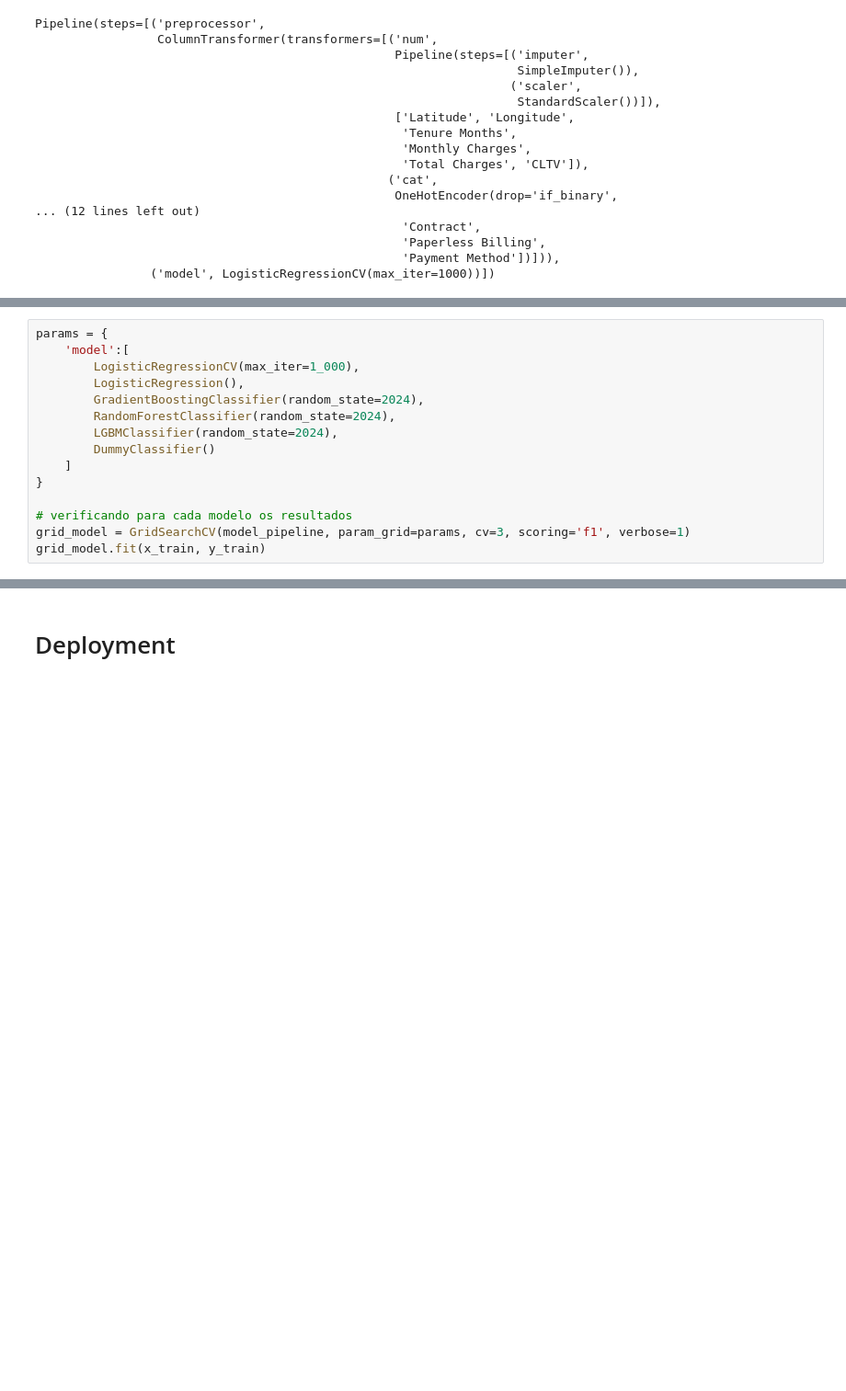
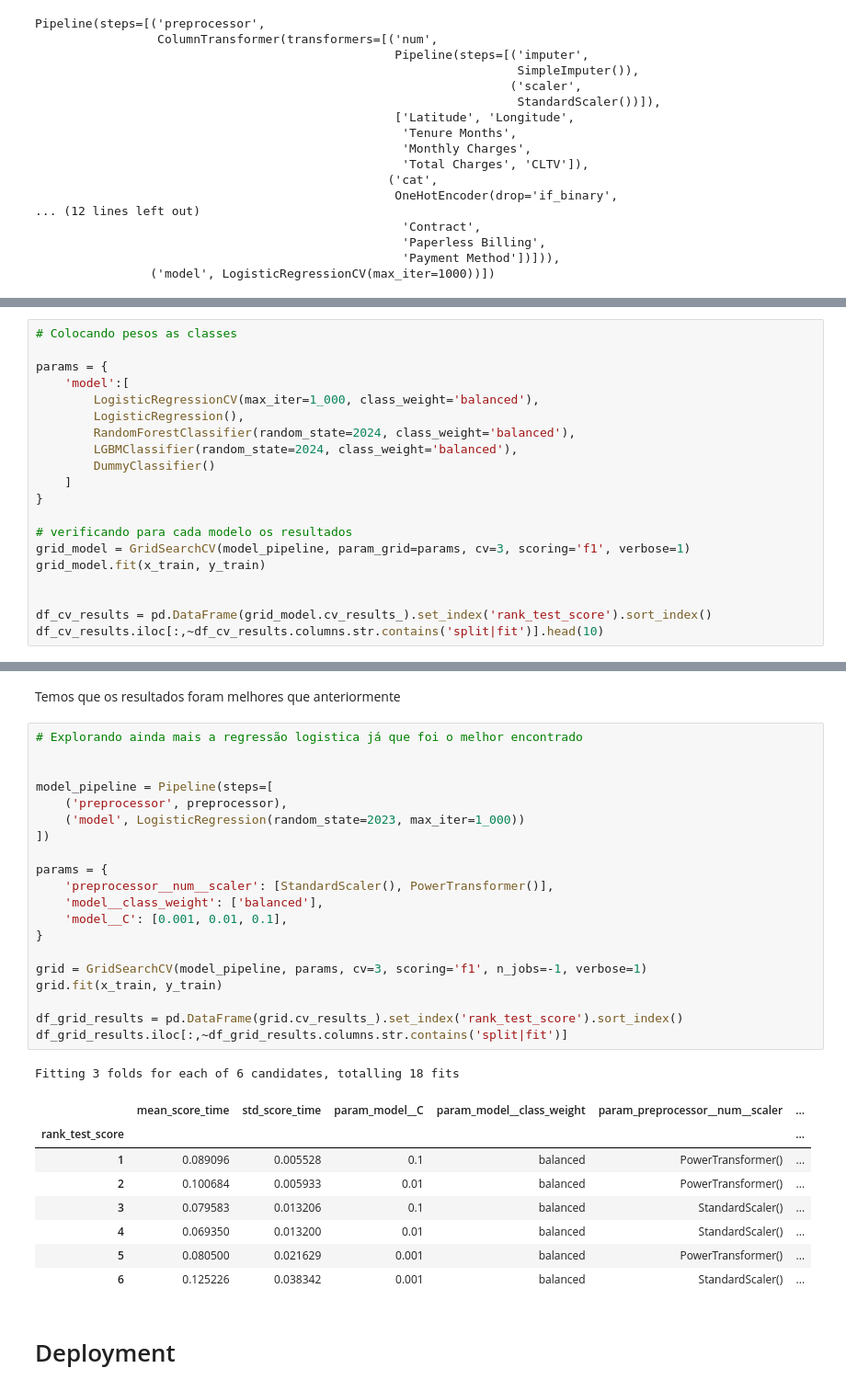
Before and after one commit to GTBelini22/Churn_IBM_ML, a Jupyter notebook: notebooks/modeling.ipynb, the cells around one changed output, grey strips where cells are left out. Shown at 92% size. Cells and saved outputs as stored; diff of their text form; blank space fills up the shorter version.

Commit message:
modelo tunado encontrado e visto quais foram as melhores metricas

```diff
--- a/notebooks/modeling.ipynb
+++ b/notebooks/modeling.ipynb
@@ -319,13 +319,14 @@ df_cv_results.iloc[:,~df_cv_results.columns.str.contains('split|fit')].head(10)
 | 5 | 0.072695 | 0.006539 | RandomForestClassifier(random_sta... | {'model': RandomForestClassifier(... | 0.577774 | 0.022081 |
 | 6 | 0.029779 | 0.000130 | DummyClassifier() | {'model': DummyClassifier()} | 0.000000 | 0.000000 |
 # %%
+# Colocando pesos as classes
+
 params = {
     'model':[
-        LogisticRegressionCV(max_iter=1_000),
+        LogisticRegressionCV(max_iter=1_000, class_weight='balanced'),
         LogisticRegression(),
-        GradientBoostingClassifier(random_state=2024),
-        RandomForestClassifier(random_state=2024),
-        LGBMClassifier(random_state=2024),
+        RandomForestClassifier(random_state=2024, class_weight='balanced'),
+        LGBMClassifier(random_state=2024, class_weight='balanced'),
         DummyClassifier()
     ]
 }
@@ -333,3 +334,7 @@ params = {
 # verificando para cada modelo os resultados
 grid_model = GridSearchCV(model_pipeline, param_grid=params, cv=3, scoring='f1', verbose=1)
 grid_model.fit(x_train, y_train)
+
+
+df_cv_results = pd.DataFrame(grid_model.cv_results_).set_index('rank_test_score').sort_index()
+df_cv_results.iloc[:,~df_cv_results.columns.str.contains('split|fit')].head(10)
@@ -336,2 +366,34 @@ grid_model.fit(x_train, y_train)
+# %% [markdown]
+Temos que os resultados foram melhores que anteriormente
+# %%
+# Explorando ainda mais a regressão logistica já que foi o melhor encontrado
+
+
+model_pipeline = Pipeline(steps=[
+    ('preprocessor', preprocessor),
+    ('model', LogisticRegression(random_state=2023, max_iter=1_000))
+])
+
+params = {
+    'preprocessor__num__scaler': [StandardScaler(), PowerTransformer()],
+    'model__class_weight': ['balanced'],
+    'model__C': [0.001, 0.01, 0.1],
+}
+
+grid = GridSearchCV(model_pipeline, params, cv=3, scoring='f1', n_jobs=-1, verbose=1)
+grid.fit(x_train, y_train)
+
+df_grid_results = pd.DataFrame(grid.cv_results_).set_index('rank_test_score').sort_index()
+df_grid_results.iloc[:,~df_grid_results.columns.str.contains('split|fit')]
+# %% [output]
+Fitting 3 folds for each of 6 candidates, totalling 18 fits
+|  | mean_score_time | std_score_time | param_model__C | param_model__class_weight | param_preprocessor__num__scaler | ... |
+| rank_test_score |  |  |  |  |  | ... |
+| 1 | 0.089096 | 0.005528 | 0.1 | balanced | PowerTransformer() | ... |
+| 2 | 0.100684 | 0.005933 | 0.01 | balanced | PowerTransformer() | ... |
+| 3 | 0.079583 | 0.013206 | 0.1 | balanced | StandardScaler() | ... |
+| 4 | 0.069350 | 0.013200 | 0.01 | balanced | StandardScaler() | ... |
+| 5 | 0.080500 | 0.021629 | 0.001 | balanced | PowerTransformer() | ... |
+| 6 | 0.125226 | 0.038342 | 0.001 | balanced | StandardScaler() | ... |
 # %% [markdown]
 # Deployment
```
Also changed, not shown: parts of 1 cell of this notebook.
